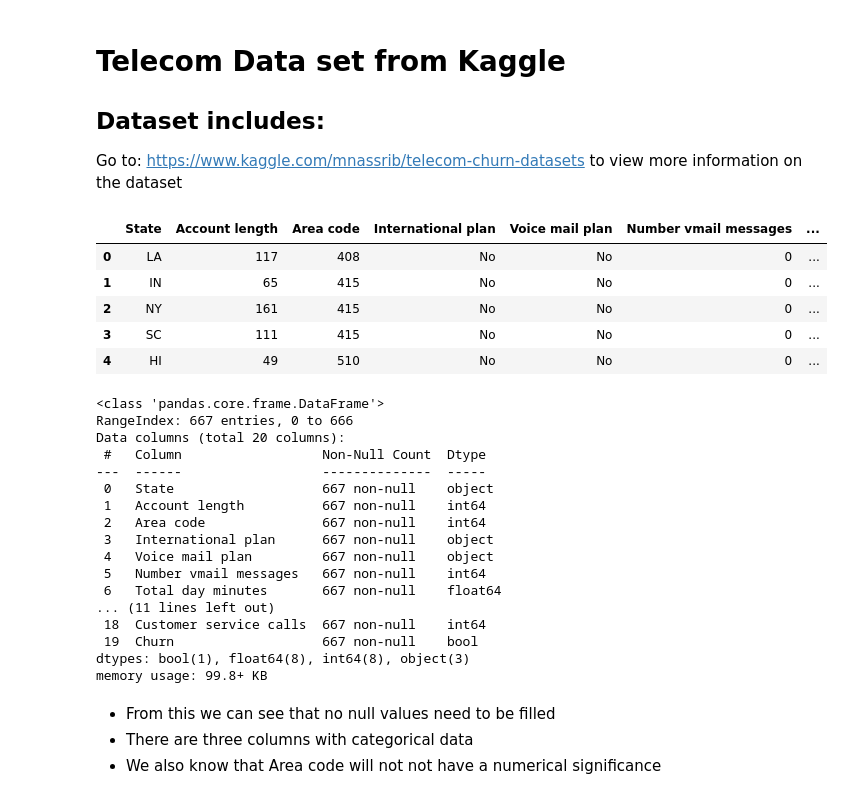
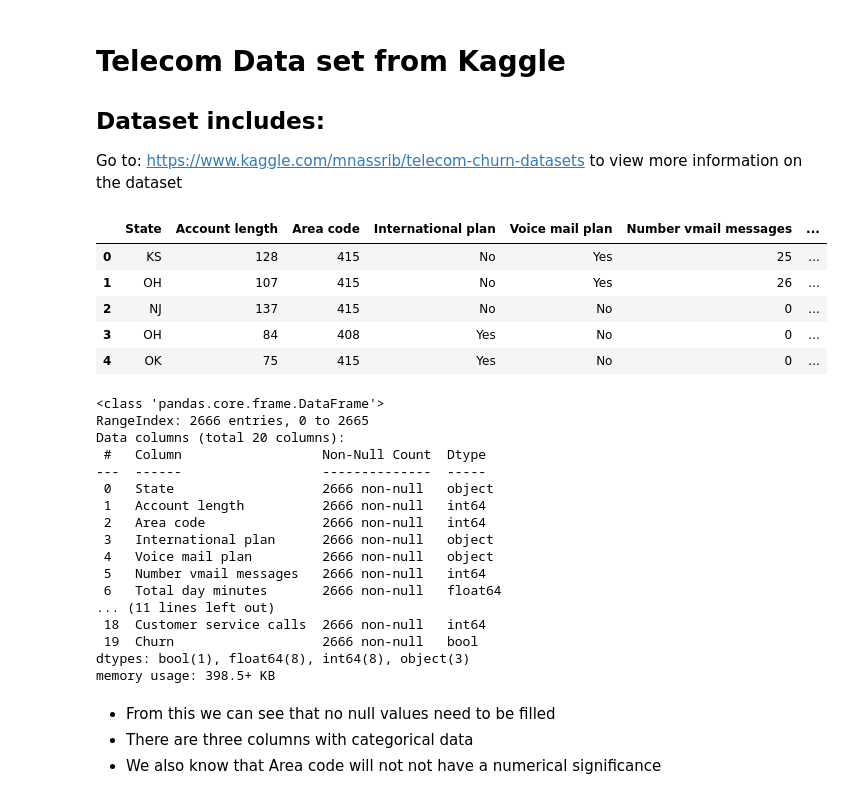
Before and after one commit to JesseHenson/AI-and-Machine-Learning-Awesome-List, a Jupyter notebook: Telecom_Churn_KNN_DSS.ipynb, the cells around one changed output. Cells and saved outputs as stored; diff of their text form; code cells hidden in the pictures.

```diff
--- a/Telecom_Churn_KNN_DSS.ipynb
+++ b/Telecom_Churn_KNN_DSS.ipynb
@@ -60,35 +60,36 @@ Go to: https://www.kaggle.com/mnassrib/telecom-churn-datasets to view more infor
 # %%
 import pandas as pd
 
-df = pd.read_csv('https://github.com/JesseHenson/School/raw/main/churn-bigml-20.csv')
+# df = pd.read_csv('https://github.com/JesseHenson/School/raw/main/churn-bigml-20.csv')
+df = pd.read_csv("https://github.com/JesseHenson/School/raw/main/churn-bigml-80.csv")
 df.head()
 # %% [output]
 |  | State | Account length | Area code | International plan | Voice mail plan | Number vmail messages | ... |
-| 0 | LA | 117 | 408 | No | No | 0 | ... |
-| 1 | IN | 65 | 415 | No | No | 0 | ... |
-| 2 | NY | 161 | 415 | No | No | 0 | ... |
-| 3 | SC | 111 | 415 | No | No | 0 | ... |
-| 4 | HI | 49 | 510 | No | No | 0 | ... |
+| 0 | KS | 128 | 415 | No | Yes | 25 | ... |
+| 1 | OH | 107 | 415 | No | Yes | 26 | ... |
+| 2 | NJ | 137 | 415 | No | No | 0 | ... |
+| 3 | OH | 84 | 408 | Yes | No | 0 | ... |
+| 4 | OK | 75 | 415 | Yes | No | 0 | ... |
 # %%
 df.info()
 # %% [output]
 <class 'pandas.core.frame.DataFrame'>
-RangeIndex: 667 entries, 0 to 666
+RangeIndex: 2666 entries, 0 to 2665
 Data columns (total 20 columns):
  #   Column                  Non-Null Count  Dtype
 ---  ------                  --------------  -----
- 0   State                   667 non-null    object
- 1   Account length          667 non-null    int64
- 2   Area code               667 non-null    int64
- 3   International plan      667 non-null    object
- 4   Voice mail plan         667 non-null    object
- 5   Number vmail messages   667 non-null    int64
- 6   Total day minutes       667 non-null    float64
+ 0   State                   2666 non-null   object
+ 1   Account length          2666 non-null   int64
+ 2   Area code               2666 non-null   int64
+ 3   International plan      2666 non-null   object
+ 4   Voice mail plan         2666 non-null   object
+ 5   Number vmail messages   2666 non-null   int64
+ 6   Total day minutes       2666 non-null   float64
 ... (11 lines left out)
- 18  Customer service calls  667 non-null    int64
- 19  Churn                   667 non-null    bool
+ 18  Customer service calls  2666 non-null   int64
+ 19  Churn                   2666 non-null   bool
 dtypes: bool(1), float64(8), int64(8), object(3)
-memory usage: 99.8+ KB
+memory usage: 398.5+ KB
 # %% [markdown]
 - From this we can see that no null values need to be filled
 - There are three columns with categorical data
```
Also changed, not shown: parts of 29 cells of this notebook.
